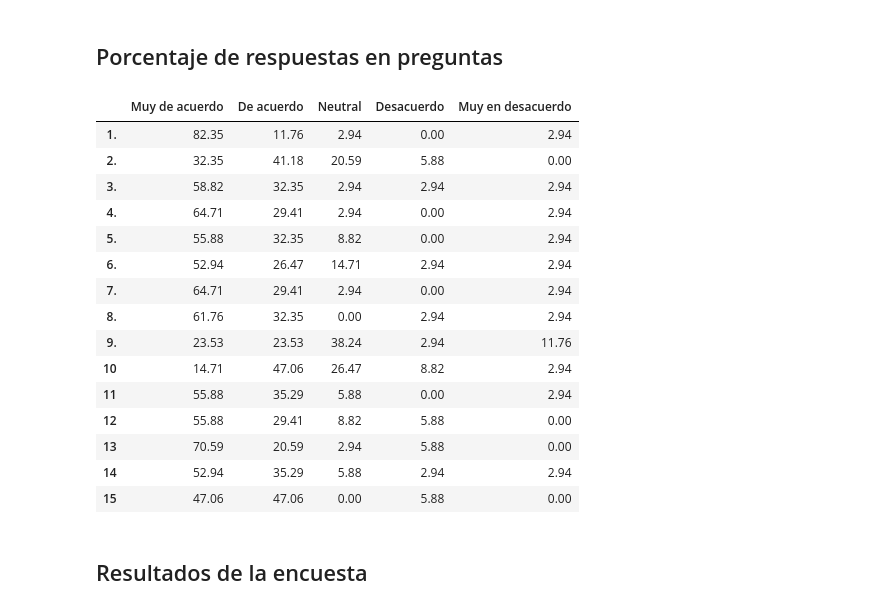
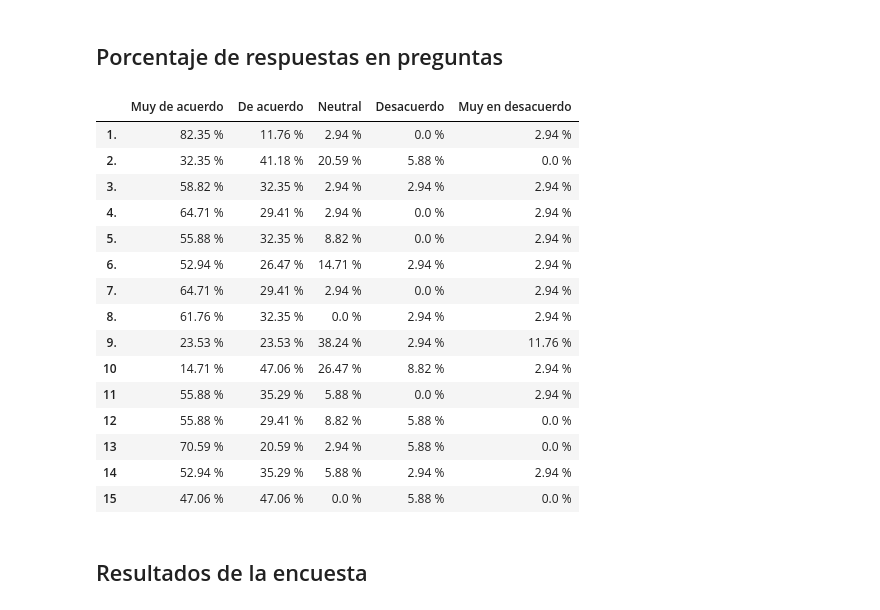
Before and after one commit to memoherreraacosta/simulacion_medica, a Jupyter notebook: clean.ipynb, the cells around one changed output. Drawn from its saved outputs; the diff is of its cells as text; code cells hidden in the pictures.

```diff
--- a/clean.ipynb
+++ b/clean.ipynb
@@ -20,5 +18,4 @@ norm_d = {
     for column in data.columns
 }
 # %%
-norm_d = pd.DataFrame(norm_d)
-dat_t = norm_d.transpose()
+dat_t = pd.DataFrame(norm_d).transpose()
@@ -86,24 +80,24 @@ pprint(list(data.columns))
 # %% [markdown]
 ## Porcentaje de respuestas en preguntas
 # %%
-dat_t[dat_t.columns[:]].fillna(0)
+dat_t[dat_t.columns[:]].fillna(0).astype(str)+" %"
 # %% [output]
 |  | Muy de acuerdo | De acuerdo | Neutral | Desacuerdo | Muy en desacuerdo |
-| 1. | 82.35 | 11.76 | 2.94 | 0.00 | 2.94 |
-| 2. | 32.35 | 41.18 | 20.59 | 5.88 | 0.00 |
-| 3. | 58.82 | 32.35 | 2.94 | 2.94 | 2.94 |
-| 4. | 64.71 | 29.41 | 2.94 | 0.00 | 2.94 |
-| 5. | 55.88 | 32.35 | 8.82 | 0.00 | 2.94 |
-| 6. | 52.94 | 26.47 | 14.71 | 2.94 | 2.94 |
-| 7. | 64.71 | 29.41 | 2.94 | 0.00 | 2.94 |
-| 8. | 61.76 | 32.35 | 0.00 | 2.94 | 2.94 |
-| 9. | 23.53 | 23.53 | 38.24 | 2.94 | 11.76 |
-| 10 | 14.71 | 47.06 | 26.47 | 8.82 | 2.94 |
-| 11 | 55.88 | 35.29 | 5.88 | 0.00 | 2.94 |
-| 12 | 55.88 | 29.41 | 8.82 | 5.88 | 0.00 |
-| 13 | 70.59 | 20.59 | 2.94 | 5.88 | 0.00 |
-| 14 | 52.94 | 35.29 | 5.88 | 2.94 | 2.94 |
-| 15 | 47.06 | 47.06 | 0.00 | 5.88 | 0.00 |
+| 1. | 82.35 % | 11.76 % | 2.94 % | 0.0 % | 2.94 % |
+| 2. | 32.35 % | 41.18 % | 20.59 % | 5.88 % | 0.0 % |
+| 3. | 58.82 % | 32.35 % | 2.94 % | 2.94 % | 2.94 % |
+| 4. | 64.71 % | 29.41 % | 2.94 % | 0.0 % | 2.94 % |
+| 5. | 55.88 % | 32.35 % | 8.82 % | 0.0 % | 2.94 % |
+| 6. | 52.94 % | 26.47 % | 14.71 % | 2.94 % | 2.94 % |
+| 7. | 64.71 % | 29.41 % | 2.94 % | 0.0 % | 2.94 % |
+| 8. | 61.76 % | 32.35 % | 0.0 % | 2.94 % | 2.94 % |
+| 9. | 23.53 % | 23.53 % | 38.24 % | 2.94 % | 11.76 % |
+| 10 | 14.71 % | 47.06 % | 26.47 % | 8.82 % | 2.94 % |
+| 11 | 55.88 % | 35.29 % | 5.88 % | 0.0 % | 2.94 % |
+| 12 | 55.88 % | 29.41 % | 8.82 % | 5.88 % | 0.0 % |
+| 13 | 70.59 % | 20.59 % | 2.94 % | 5.88 % | 0.0 % |
+| 14 | 52.94 % | 35.29 % | 5.88 % | 2.94 % | 2.94 % |
+| 15 | 47.06 % | 47.06 % | 0.0 % | 5.88 % | 0.0 % |
 # %% [markdown]
 ## Resultados de la encuesta
 # %%
```
Also changed, not shown: parts of 3 cells of this notebook, 4 other files.
